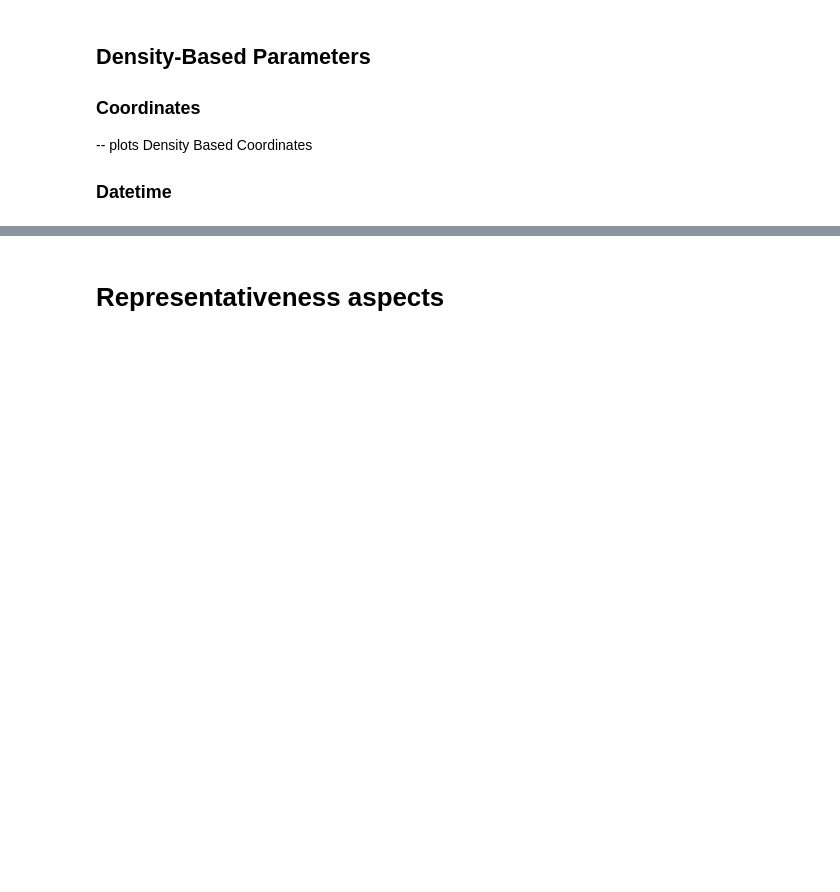
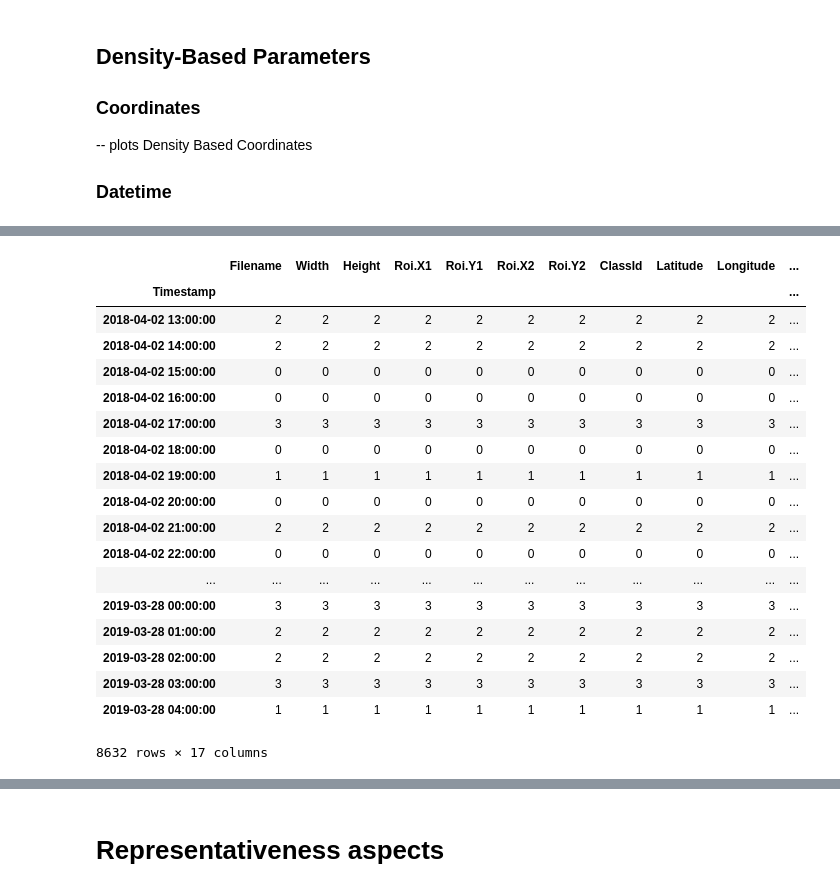
Before and after one commit to luciaeveberger/traffic_sign_recognition_uncertainty_framework, a Jupyter notebook: test_dataset/data_test_sufficency.ipynb, the cells around one changed output, grey strips where cells are left out. Drawn from its saved outputs; the diff is of its cells as text; code cells hidden in the pictures; blank space fills up the shorter version.

```diff
--- a/test_dataset/data_test_sufficency.ipynb
+++ b/test_dataset/data_test_sufficency.ipynb
@@ -181,3 +185,36 @@ print(nearest_ind[:, 1])
+# %%
+from datetime import datetime
+
+## maybe this should use the actaul data_set {not a sample of it} -> Insufficent data points
+
+data_set['Timestamp'] =  pd.to_datetime(data_set['Datetime'], unit='s')
+data_set.index = data_set['Timestamp']
+# test case should be 4
+data_set.resample('60T').count()
+
+#df_trimmed['Timestamp'] = pd.to_datetime(df_trimmed['Datetime'], unit='s')
+# df_trimmed.index = df_trimmed['Timestamp']
+# df_trimmed.resample('60T').count()
+# %% [output]
+|  | Filename | Width | Height | Roi.X1 | Roi.Y1 | Roi.X2 | Roi.Y2 | ClassId | Latitude | Longitude | ... |
+| Timestamp |  |  |  |  |  |  |  |  |  |  | ... |
+| 2018-04-02 13:00:00 | 2 | 2 | 2 | 2 | 2 | 2 | 2 | 2 | 2 | 2 | ... |
+| 2018-04-02 14:00:00 | 2 | 2 | 2 | 2 | 2 | 2 | 2 | 2 | 2 | 2 | ... |
+| 2018-04-02 15:00:00 | 0 | 0 | 0 | 0 | 0 | 0 | 0 | 0 | 0 | 0 | ... |
+| 2018-04-02 16:00:00 | 0 | 0 | 0 | 0 | 0 | 0 | 0 | 0 | 0 | 0 | ... |
+| 2018-04-02 17:00:00 | 3 | 3 | 3 | 3 | 3 | 3 | 3 | 3 | 3 | 3 | ... |
+| 2018-04-02 18:00:00 | 0 | 0 | 0 | 0 | 0 | 0 | 0 | 0 | 0 | 0 | ... |
+| 2018-04-02 19:00:00 | 1 | 1 | 1 | 1 | 1 | 1 | 1 | 1 | 1 | 1 | ... |
+| 2018-04-02 20:00:00 | 0 | 0 | 0 | 0 | 0 | 0 | 0 | 0 | 0 | 0 | ... |
+| 2018-04-02 21:00:00 | 2 | 2 | 2 | 2 | 2 | 2 | 2 | 2 | 2 | 2 | ... |
+| 2018-04-02 22:00:00 | 0 | 0 | 0 | 0 | 0 | 0 | 0 | 0 | 0 | 0 | ... |
+| ... | ... | ... | ... | ... | ... | ... | ... | ... | ... | ... | ... |
+| 2019-03-28 00:00:00 | 3 | 3 | 3 | 3 | 3 | 3 | 3 | 3 | 3 | 3 | ... |
+| 2019-03-28 01:00:00 | 2 | 2 | 2 | 2 | 2 | 2 | 2 | 2 | 2 | 2 | ... |
+| 2019-03-28 02:00:00 | 2 | 2 | 2 | 2 | 2 | 2 | 2 | 2 | 2 | 2 | ... |
+| 2019-03-28 03:00:00 | 3 | 3 | 3 | 3 | 3 | 3 | 3 | 3 | 3 | 3 | ... |
+| 2019-03-28 04:00:00 | 1 | 1 | 1 | 1 | 1 | 1 | 1 | 1 | 1 | 1 | ... |
+8632 rows × 17 columns
 # %%
 ## Distribution -> https://towardsdatascience.com/histograms-and-density-plots-in-python-f6bda88f5ac0
 ## Elevation of Germany
```
Also changed, not shown: parts of 10 cells of this notebook, 5 other files.
